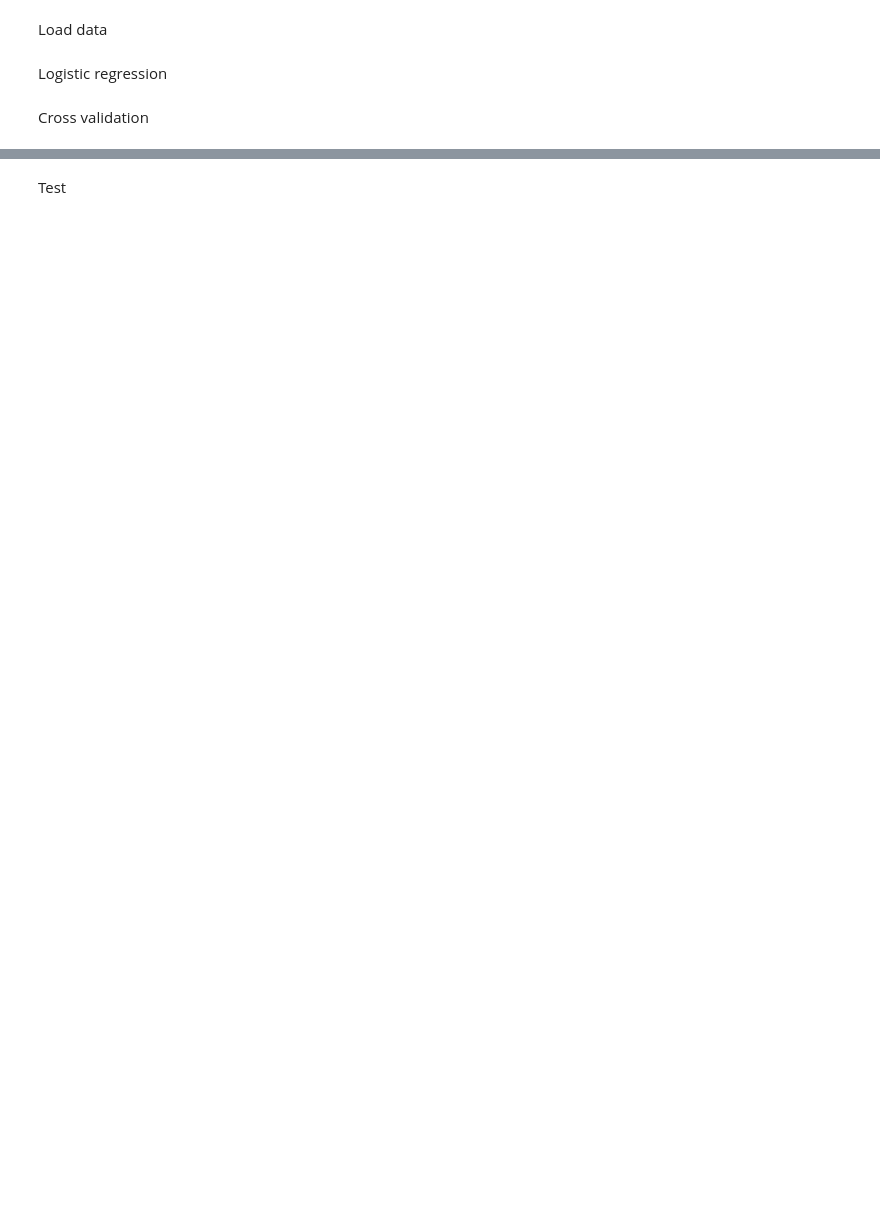
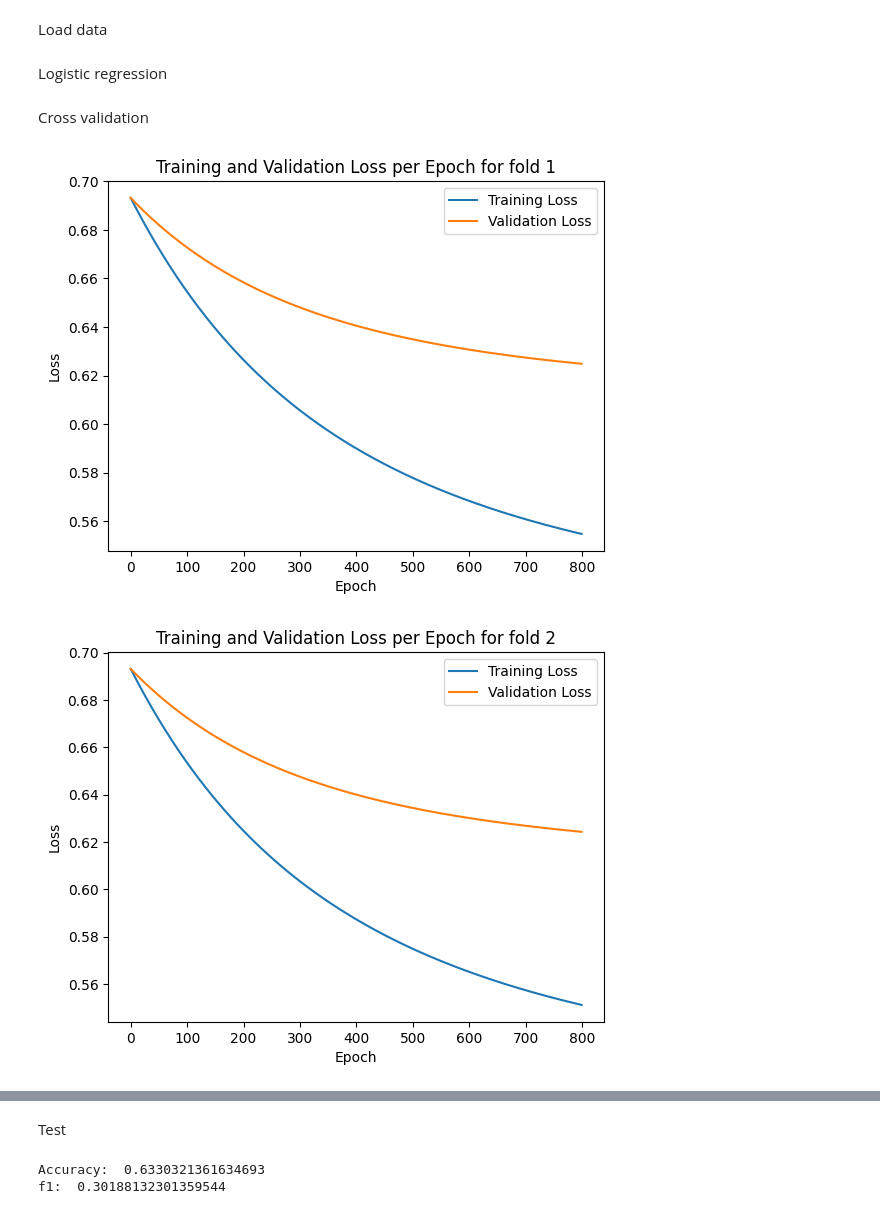
Before and after one commit to martiiiina/fantasy_group, a Jupyter notebook: Train.ipynb, the cells around one changed output, grey strips where cells are left out. Cells and saved outputs as stored; diff of their text form; code cells hidden in the pictures; blank space fills up the shorter version.

```diff
--- a/Train.ipynb
+++ b/Train.ipynb
@@ -27,16 +27,25 @@ Cross validation
 # %%
 k_fold=5
 k_indices=build_k_indices(y_bal, k_fold, seed=42)
 loss_val=[]
 loss_tr=[]
 ws=[]
 initial_w = np.zeros((X_bal.shape[1], 1))
 
 for k in range(k_fold):
-    w, loss_tr_tmp=cross_validation(y_bal, X_bal, k_indices, k, initial_w, max_iters=1000, gamma=0.001, lambda_=0.2)
-    loss_tr.append(loss_tr_tmp)
+    w, loss_tr_tmp, loss_val_tmp=cross_validation(y_bal, X_bal, y_val, X_val, k_indices, k, initial_w, max_iters=800, gamma=0.0005, lambda_=1)
+    loss_tr.append(loss_tr_tmp[-1])
+    loss_val.append(loss_val_tmp[-1])
     ws.append(w)
-    loss_val_tmp=logistic_loss(y_val, X_val, w)
-    loss_val.append(loss_val_tmp)
+    plt.plot(loss_tr_tmp, label='Training Loss')
+    plt.plot(loss_val_tmp, label='Validation Loss')
+    plt.xlabel('Epoch')
+    plt.ylabel('Loss')
+    plt.title(f'Training and Validation Loss per Epoch for fold {k+1}')
+    plt.legend()
+    plt.show()
 
 w_best=np.mean(ws, axis=0)
+# %% [output]
+[figure, added]
+[figure, added]
@@ -47,3 +59,13 @@ y_pred_prob = sigmoid(x_test_norm @ w_best)
 y_pred = np.where(y_pred_prob >= 0.5, 1, -1)
 
 create_csv_submission(test_ids, y_pred, 'Reg_Logistic_1')
+# %%
+y_pred_prob = sigmoid(X_val @ w)
+y_pred = np.where(y_pred_prob >= 0.5, 1, -1)
+acc = accuracy(y_val, y_pred.flatten())
+f1 = f1_score(y_val, y_pred.flatten())
+print("Accuracy: ", acc)
+print("f1: ", f1)
+# %% [output]
+Accuracy:  0.6330321361634693
+f1:  0.30188132301359544
```
Also changed, not shown: parts of 1 cell of this notebook, 3 other files.
